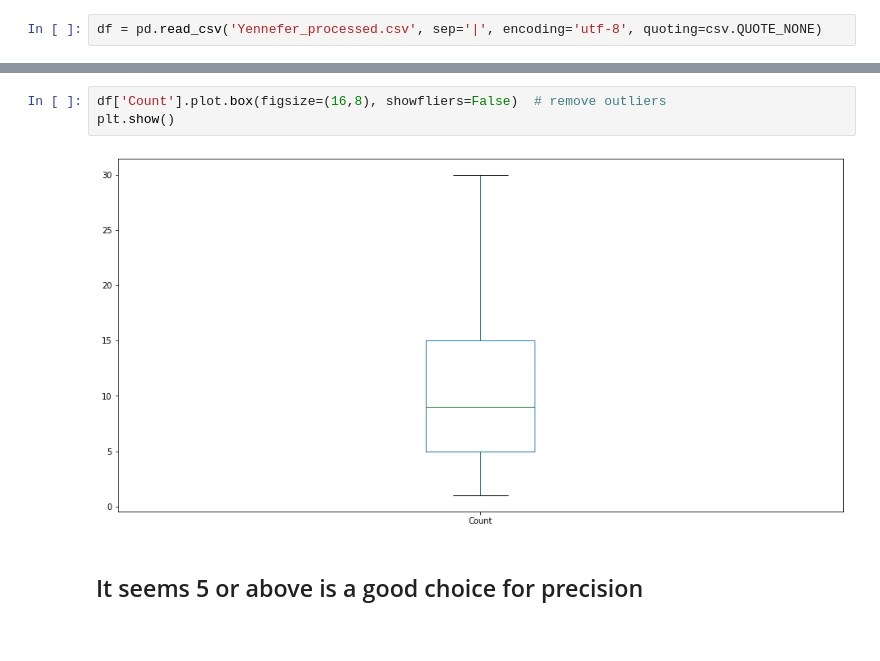
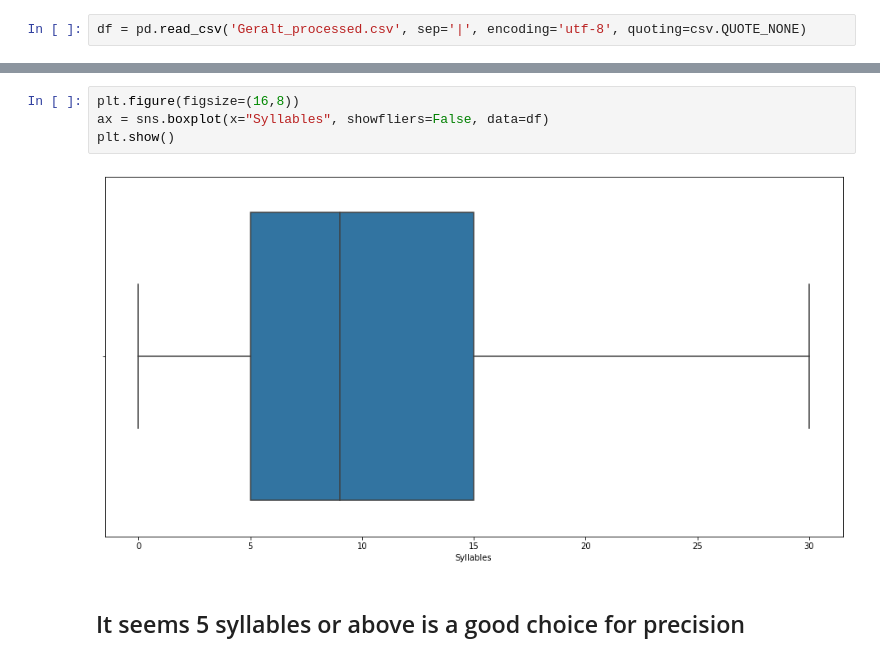
Before and after one commit to thetobysiu/witcher-3-text-processing, a Jupyter notebook: WordCounts.ipynb, the cells around one changed output, grey strips where cells are left out. Cells and saved outputs as stored; diff of their text form.

```diff
--- a/WordCounts.ipynb
+++ b/WordCounts.ipynb
@@ -5,6 +7,6 @@ import csv
 %matplotlib inline
 # %%
-df = pd.read_csv('Yennefer_processed.csv', sep='|', encoding='utf-8', quoting=csv.QUOTE_NONE)
+df = pd.read_csv('Geralt_processed.csv', sep='|', encoding='utf-8', quoting=csv.QUOTE_NONE)
 # %%
 df.info()
 # %% [output]
@@ -76,7 +133,8 @@ plt.show()
 # %%
-df['Count'].plot.box(figsize=(16,8), showfliers=False)  # remove outliers
+plt.figure(figsize=(16,8))
+ax = sns.boxplot(x="Syllables", showfliers=False, data=df)
 plt.show()
 # %% [output]
-[figure, old version]
+[figure, new version]
 # %% [markdown]
-## It seems 5 or above is a good choice for precision
+## It seems 5 syllables or above is a good choice for precision
```
Also changed, not shown: parts of 21 cells of this notebook, 2 other files.
